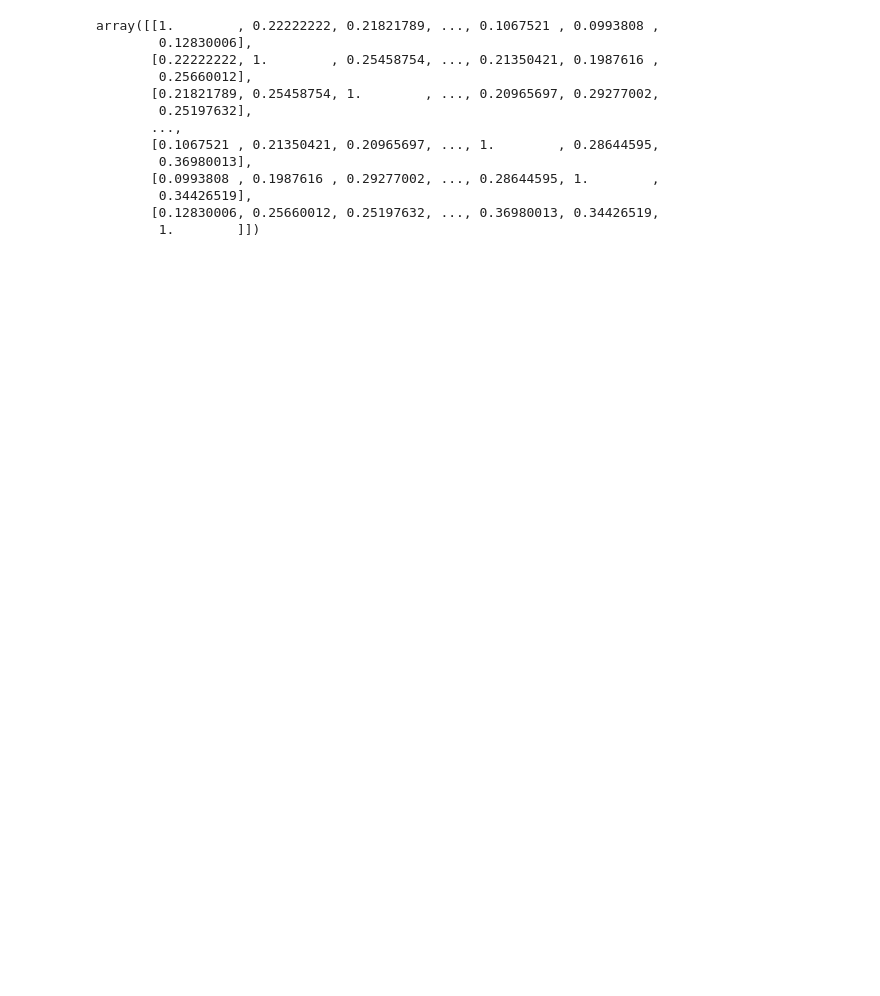
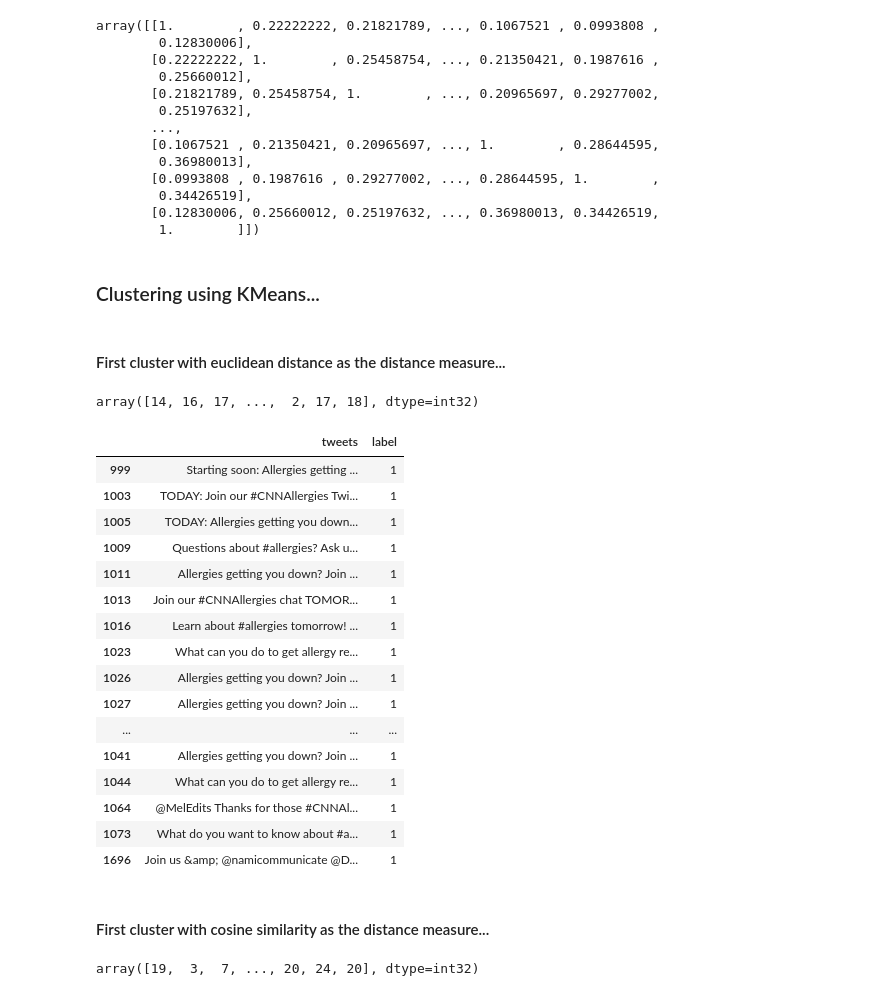
Before and after one commit to adamjbrennan/csds435-project2, a Jupyter notebook: project2.ipynb, the cells around one changed output. Drawn from its saved outputs; the diff is of its cells as text; code cells hidden in the pictures; blank space fills up the shorter version.

```diff
--- a/project2.ipynb
+++ b/project2.ipynb
@@ -27,8 +27,13 @@ Requirement already satisfied: threadpoolctl>=3.1.0 in c:\users\adamj\appdata\lo
 # Import packages.
 
 import pandas as pd
+import numpy as np
 pd.options.display.max_colwidth = None
+pd.set_option('display.max_rows', 10)
 from sklearn.feature_extraction.text import CountVectorizer
+from sklearn.preprocessing import normalize
+from sklearn.cluster import KMeans
+from sklearn.metrics.pairwise import euclidean_distances
 from sklearn.metrics.pairwise import cosine_similarity
 # %% [markdown]
 # CSDS-435: Project #2
@@ -186,3 +222,57 @@ array([[1.        , 0.22222222, 0.21821789, ..., 0.1067521 , 0.0993808 ,
         0.34426519],
        [0.12830006, 0.25660012, 0.25197632, ..., 0.36980013, 0.34426519,
         1.        ]])
+# %%
+pd.set_option('display.max_rows', None)
+# %% [markdown]
+### Clustering using KMeans...
+# %% [markdown]
+#### First cluster with euclidean distance as the distance measure...
+# %%
+bow = get_bag_of_words_matrix(tweets_list)
+
+kmeans = KMeans(n_clusters = 20, random_state = 0)
+kmeans.fit(bow)
+
+labels = kmeans.labels_
+labels
+# %% [output]
+array([14, 16, 17, ...,  2, 17, 18], dtype=int32)
+# %%
+df = pd.DataFrame({
+    'tweets': tweets_list,
+    'label': labels
+})
+
+df[df['label'] == 1]
+# %% [output]
+|  | tweets | label |
+| 999 | Starting soon: Allergies getting ... | 1 |
+| 1003 | TODAY: Join our #CNNAllergies Twi... | 1 |
+| 1005 | TODAY: Allergies getting you down... | 1 |
+| 1009 | Questions about #allergies? Ask u... | 1 |
+| 1011 | Allergies getting you down? Join ... | 1 |
+| 1013 | Join our #CNNAllergies chat TOMOR... | 1 |
+| 1016 | Learn about #allergies tomorrow! ... | 1 |
+| 1023 | What can you do to get allergy re... | 1 |
+| 1026 | Allergies getting you down? Join ... | 1 |
+| 1027 | Allergies getting you down? Join ... | 1 |
+| ... | ... | ... |
+| 1041 | Allergies getting you down? Join ... | 1 |
+| 1044 | What can you do to get allergy re... | 1 |
+| 1064 | @MelEdits Thanks for those #CNNAl... | 1 |
+| 1073 | What do you want to know about #a... | 1 |
+| 1696 | Join us &amp; @namicommunicate @D... | 1 |
+# %% [markdown]
+#### First cluster with cosine similarity as the distance measure...
+# %%
+bow = get_bag_of_words_matrix(tweets_list)
+normalized_bow = normalize(bow, norm='l2', axis=1)
+
+kmeans = KMeans(n_clusters = 30, random_state = 0)
+kmeans.fit(normalized_bow)
+
+labels = kmeans.labels_
+labels
+# %% [output]
+array([19,  3,  7, ..., 20, 24, 20], dtype=int32)
```
Also changed, not shown: parts of 17 cells of this notebook, 2 other files.
